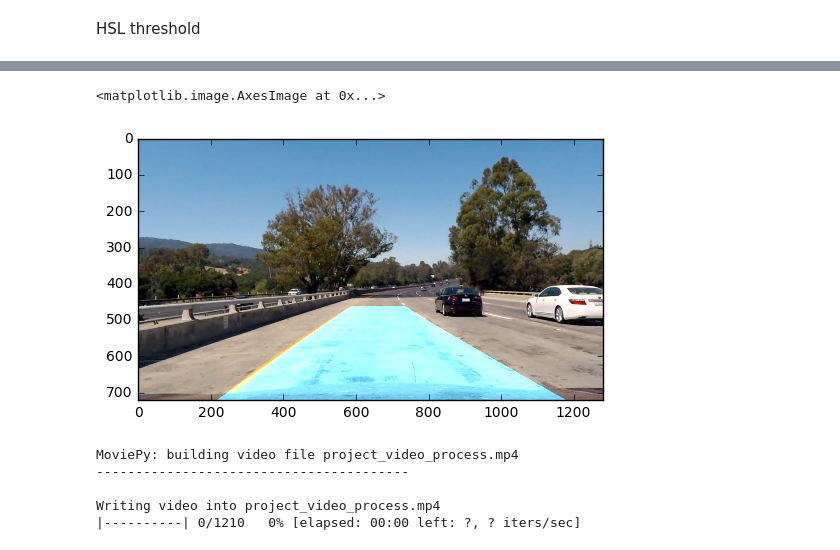
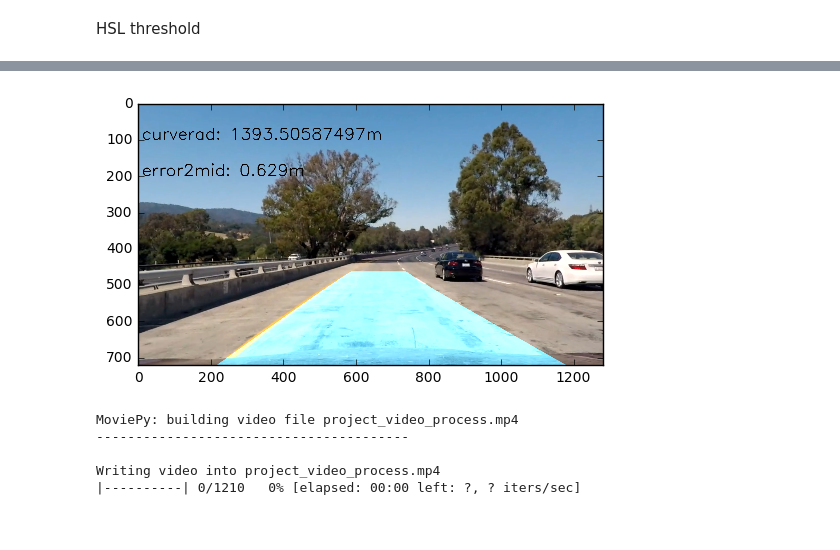
Before and after one commit to yifenghuang/Advanced-Lane-Lines, a Jupyter notebook: examples/example.ipynb, the cells around one changed output, grey strips where cells are left out. Drawn from its saved outputs; the diff is of its cells as text; code cells hidden in the pictures.

```diff
--- a/examples/example.ipynb
+++ b/examples/example.ipynb
@@ -111,7 +111,7 @@ plt.imshow(HSLA,'gray')
 # %%
 #cell no.4
-sobelx = cv2.Sobel(HSLt, cv2.CV_64F, 1, 0, ksize=7)
-sobely = cv2.Sobel(HSLt, cv2.CV_64F, 0, 1, ksize=7)
+sobelx = cv2.Sobel(HSLA, cv2.CV_64F, 1, 0, ksize=7)
+sobely = cv2.Sobel(HSLA, cv2.CV_64F, 0, 1, ksize=7)
 # Calculate the gradient magnitude
 gradmag = np.sqrt(sobelx**2 + sobely**2)
 #gradmag = sobelx
@@ -144,7 +144,7 @@ dst=np.float32([[275,0],[1100,0],[275,700],[1100,700]])
 M = cv2.getPerspectiveTransform(src, dst)
 Minv = cv2.getPerspectiveTransform(dst, src)
 
-binary_warped = cv2.warpPerspective(HSLt, M, img_size, flags=cv2.INTER_LINEAR)
+binary_warped = cv2.warpPerspective(sxbinary, M, img_size, flags=cv2.INTER_LINEAR)
 plt.imshow(binary_warped,'gray')
 # %% [output]
 <matplotlib.image.AxesImage at 0x...>
@@ -265,6 +264,0 @@ plt.ylim(720, 0)
-# %%
-#cell no.8
-y_eval = np.max(ploty)
-left_curverad = ((1 + (2*left_fit[0]*y_eval + left_fit[1])**2)**1.5) / np.absolute(2*left_fit[0])
-right_curverad = ((1 + (2*right_fit[0]*y_eval + right_fit[1])**2)**1.5) / np.absolute(2*right_fit[0])
-print(left_curverad, right_curverad)
@@ -272,0 +265,17 @@ print(left_curverad, right_curverad)
+# %%
+#cell no.8
+# Define conversions in x and y from pixels space to meters
+ym_per_pix = 30/720 # meters per pixel in y dimension
+xm_per_pix = 3.7/700 # meters per pixel in x dimension
+
+# Fit new polynomials to x,y in world space
+left_fit_cr = np.polyfit(lefty*ym_per_pix, leftx*xm_per_pix, 2)
+right_fit_cr = np.polyfit(righty*ym_per_pix, rightx*xm_per_pix, 2)
+# Calculate the new radii of curvature
+left_curverad = ((1 + (2*left_fit_cr[0]*y_eval*ym_per_pix + left_fit_cr[1])**2)**1.5) / np.absolute(2*left_fit_cr[0])
+right_curverad = ((1 + (2*right_fit_cr[0]*y_eval*ym_per_pix + right_fit_cr[1])**2)**1.5) / np.absolute(2*right_fit_cr[0])
+# Now our radius of curvature is in meters
+print(left_curverad, 'm', right_curverad, 'm')
+
+error2mid=((rightx[-1]+leftx[-1])/2-640)*xm_per_pix
+print(error2mid, 'm')
@@ -455,6 +470,20 @@ def process_image(img):
     #img = cv2.cvtColor(img,cv2.COLOR_BGR2RGB)#...no idea why opencv use bgr
     result = cv2.addWeighted(img, 1, newwarp, 0.6, 0)
 
+    ym_per_pix = 30/720 # meters per pixel in y dimension
+    xm_per_pix = 3.7/700 # meters per pixel in x dimension
+
+    # Fit new polynomials to x,y in world space
+    left_fit_cr = np.polyfit(lefty*ym_per_pix, leftx*xm_per_pix, 2)
+    right_fit_cr = np.polyfit(righty*ym_per_pix, rightx*xm_per_pix, 2)
+    # Calculate the new radii of curvature
+    left_curverad = ((1 + (2*left_fit_cr[0]*y_eval*ym_per_pix + left_fit_cr[1])**2)**1.5) / np.absolute(2*left_fit_cr[0])
+    right_curverad = ((1 + (2*right_fit_cr[0]*y_eval*ym_per_pix + right_fit_cr[1])**2)**1.5) / np.absolute(2*right_fit_cr[0])
+    # Now our radius of curvature is in meters
+    error2mid=((rightx[-1]+leftx[-1])/2-640)*xm_per_pix
+
+    cv2.putText(result, 'curverad: '+str((left_curverad+right_curverad)/2)+'m', (10,100), 0, 1.5, (0,0,0),2)
+    cv2.putText(result, 'error2mid: '+str(error2mid)+'m', (10,200), 0, 1.5, (0,0,0),2)
 
     return result
 
@@ -467,5 +495,4 @@ C:\Users\HYF\Anaconda3\lib\site-packages\skimage\filter\__init__.py:6: skimage_d
-<matplotlib.image.AxesImage at 0x...>
-[figure, old version]
+[figure, new version]
 # %%
 white_output = 'project_video_process.mp4'
 clip1 = VideoFileClip("project_video.mp4")
```
Also changed, not shown: parts of 10 cells of this notebook, 5 other files.
